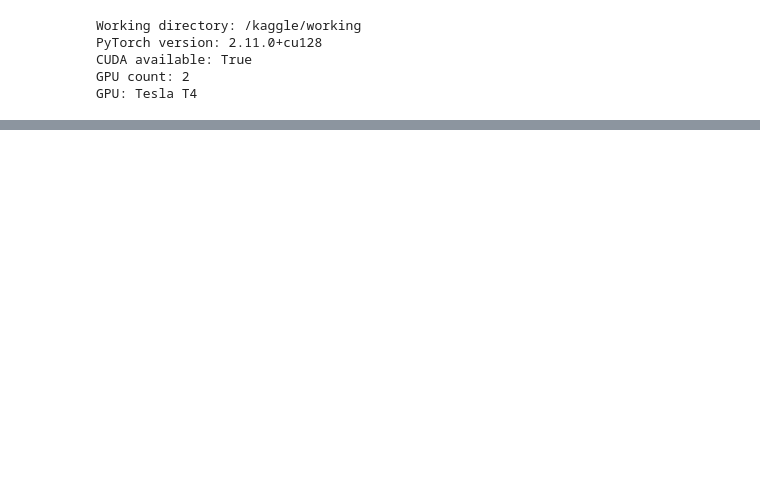
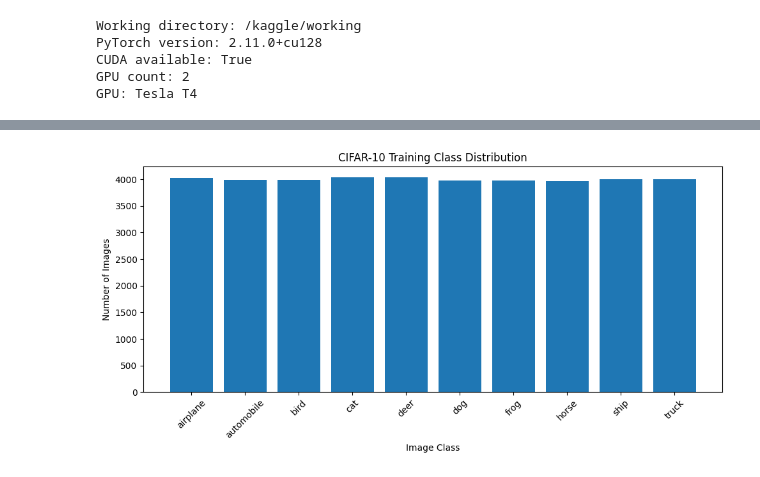
Before and after one commit to CandidoS391/Machine-Learning-Optimization-Initialization, a Jupyter notebook: prelu_he_initialization.ipynb, the cells around one changed output, grey strips where cells are left out. Cells and saved outputs as stored; diff of their text form; code cells hidden in the pictures; blank space fills up the shorter version.

```diff
--- a/prelu_he_initialization.ipynb
+++ b/prelu_he_initialization.ipynb
@@ -104,0 +28,12 @@ print("Number of classes:", len(full_train_dataset.classes))
+# %%
+import os
+
+from torch.utils.data import DataLoader, random_split
+from torchvision import datasets, transforms
+
+seed = 42
+batch_size = 128
+
+DATA_DIR = "/kaggle/input/datasets/pankrzysiu/cifar10-python"
+
+torch.manual_seed(seed)
@@ -104,0 +74,11 @@ print("Number of classes:", len(full_train_dataset.classes))
+# %%
+# Splitting the data into training, validation, and test data
+train_dataset, val_dataset = random_split(
+  full_train_dataset,
+  [40000, 10000],
+  generator=torch.Generator().manual_seed(seed)
+)
+
+print("Training samples:", len(train_dataset))
+print("Validation samples:", len(val_dataset))
+print("Testing samples:", len(test_dataset))
@@ -104,0 +132,24 @@ print("Number of classes:", len(full_train_dataset.classes))
+# %%
+import matplotlib.pyplot as plt
+import numpy as np
+
+class_names = full_train_dataset.classes
+
+train_labels = np.array(full_train_dataset.targets)[train_dataset.indices]
+
+class_counts = np.bincount(
+  train_labels,
+  minlength=len(class_names)
+)
+
+plt.figure(figsize=(10, 5))
+plt.bar(class_names, class_counts)
+
+plt.title("CIFAR-10 Training Class Distribution")
+plt.xlabel("Image Class")
+plt.ylabel("Number of Images")
+plt.xticks(rotation=45)
+plt.tight_layout()
+plt.show()
+# %% [output]
+[figure, added]
```
Also changed, not shown: parts of 47 cells of this notebook.
